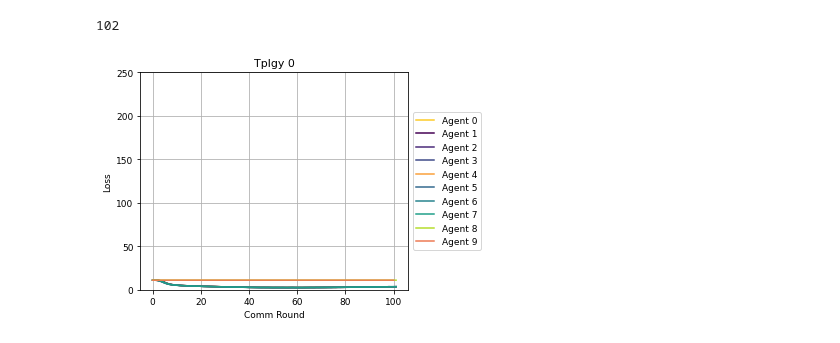
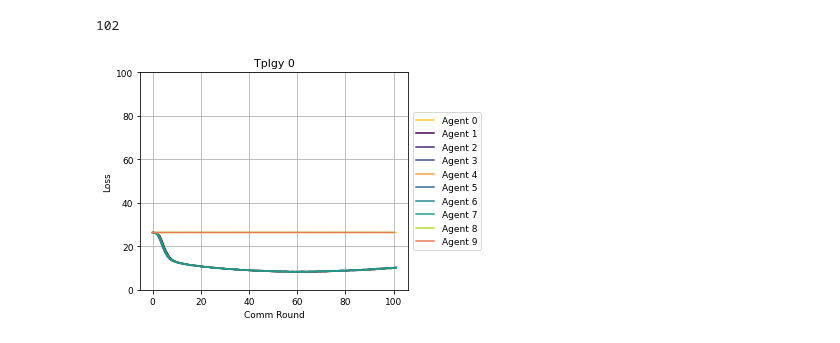
Before and after one commit to AitorB16/GLow, a Jupyter notebook: visualization/single_visualize_results.ipynb, the cells around one changed output. Drawn from its saved outputs; the diff is of its cells as text; code cells hidden in the pictures.

```diff
--- a/visualization/single_visualize_results.ipynb
+++ b/visualization/single_visualize_results.ipynb
@@ -170,7 +170,7 @@ loss_per_tplgy_by_agent = []
 num_rounds = 1020
 for i in range(num_agents):
     tmp_loss = []
-    for j in range(i+1, num_rounds, num_agents):
+    for j in range(i, num_rounds, num_agents):
         tmp_loss.append((loss_per_tplgy[j]))
     loss_per_tplgy_by_agent.append(tmp_loss)
 # %%
@@ -181,35 +181,35 @@ print(len(loss_per_tplgy_by_agent[0]))
 #VISUALIZE LOSSES PER TOPOLOGY AND AGENT
 viridis = cm.get_cmap('viridis', 10)
 plasma = cm.get_cmap('plasma', 10)
 font = {'size': 9}
 titles = ['Tplgy 0', 'Tplgy 2', 'Tplgy 4', 'Tplgy 6', 'Tplgy 7']
 
 for i in range(1):
     plt.rc('font', **font)
     plt.plot(loss_per_tplgy_by_agent[0], color=plasma(0.8))
     plt.plot(loss_per_tplgy_by_agent[1], color=viridis(0.))
     plt.plot(loss_per_tplgy_by_agent[2], color=viridis(0.1))
     plt.plot(loss_per_tplgy_by_agent[3], color=viridis(0.2))
     plt.plot(loss_per_tplgy_by_agent[4], color=plasma(0.7))
     plt.plot(loss_per_tplgy_by_agent[5], color=viridis(0.3))
     plt.plot(loss_per_tplgy_by_agent[6], color=viridis(0.4))
     plt.plot(loss_per_tplgy_by_agent[7], color=viridis(0.5))
     plt.plot(loss_per_tplgy_by_agent[8], color=viridis(0.85))
     plt.plot(loss_per_tplgy_by_agent[9], color=plasma(0.6))
-    plt.ylim(0, 250)
+    plt.ylim(0, 100)
     plt.xlabel('Comm Round')
     plt.ylabel('Loss')
     plt.title(titles[i], fontsize=11)
     ax = plt.gca()
     box = ax.get_position()
     ax.set_position([box.x0, box.y0, box.width * 0.8, box.height])
     ax.legend(['Agent 0', 'Agent 1', 'Agent 2', 'Agent 3', 'Agent 4', 'Agent 5', 'Agent 6', 'Agent 7', 'Agent 8', 'Agent 9'], loc='center left', bbox_to_anchor=(1, 0.5))
     plt.grid()
 
     plt.savefig(save_path + run_name+'_raw_summarized_loss.pdf')
     plt.show()
 # %% [output]
-[figure, old version]
+[figure, new version]
 # %%
 # font = {'size': 5}
 # plt.rc('font', **font)
```
Also changed, not shown: parts of 6 cells of this notebook, 4 other files.
